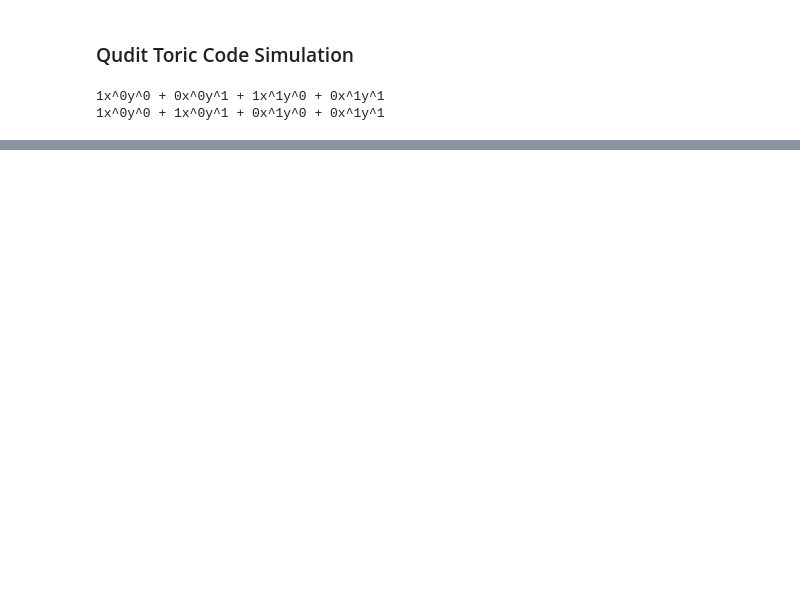
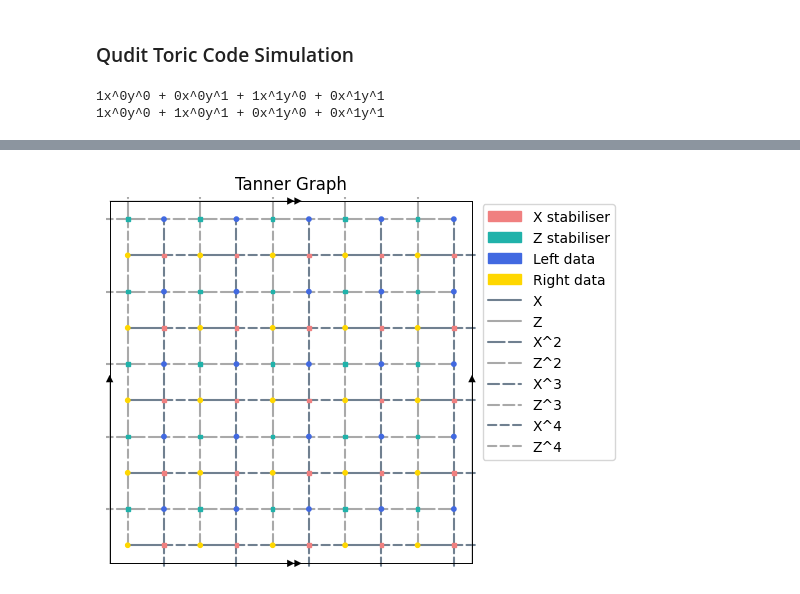
Before and after one commit to e-kneip/bbqudit, a Jupyter notebook: qudit-bb/examples/toric-code.ipynb, the cells around one changed output, grey strips where cells are left out. Drawn from its saved outputs; the diff is of its cells as text; code cells hidden in the pictures; blank space fills up the shorter version.

Commit message:
Feat: more interesting example of qudit toric code

```diff
--- a/qudit-bb/examples/toric-code.ipynb
+++ b/qudit-bb/examples/toric-code.ipynb
@@ -51,0 +52,8 @@ bb.draw()
+# %%
+# Alternatively, define toric code polynomials c(x, y) = 1 + 4x and d(x, y) = 3 - y in field F_5
+
+c = Polynomial(5, np.array([[1, 0], [4, 0]]))
+d = Polynomial(5, np.array([[3, -1], [0, 0]]))
+
+print(c)
+print(d)
@@ -51,0 +63,7 @@ bb.draw()
+# %%
+# Set up Bivariate Bicycle code for a, b with size (l, m) = (5, 5) and qudit CSS code parameter q=2
+
+bb_5 = BivariateBicycle(c, d, 5, 5, 2)
+print(bb_5)
+print(f'H_x = \n{bb.hx}')
+print(f'H_y = \n{bb.hy}')
@@ -51,0 +88,6 @@ bb.draw()
+# %%
+# Draw the Tanner graph of the toric code
+
+bb_5.draw()
+# %% [output]
+[figure, added]
```
Also changed, not shown: parts of 4 cells of this notebook.
